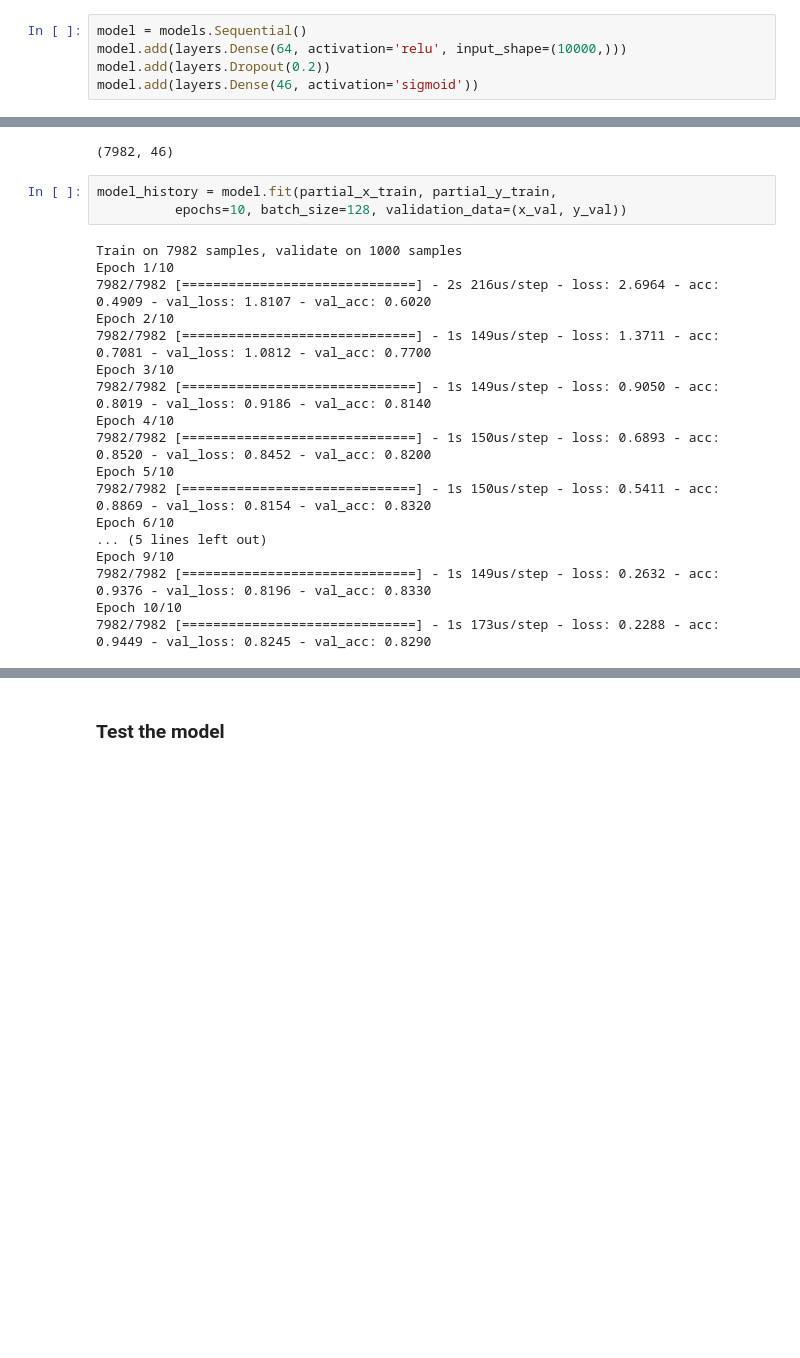
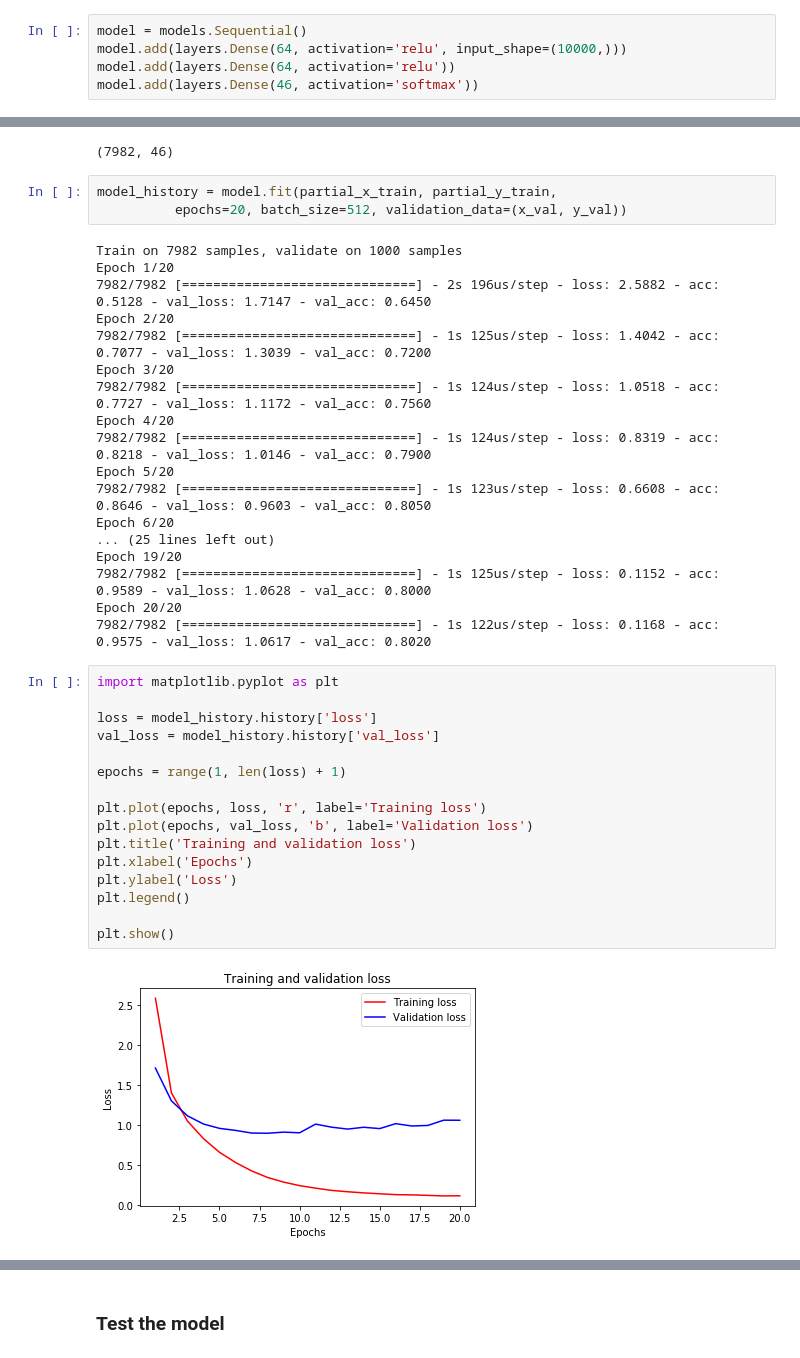
Before and after one commit to jinilcs/deeplearning_with_python_repo, a Jupyter notebook: reuters_multiclass_classification.ipynb, the cells around one changed output, grey strips where cells are left out. Cells and saved outputs as stored; diff of their text form; blank space fills up the shorter version.

```diff
--- a/reuters_multiclass_classification.ipynb
+++ b/reuters_multiclass_classification.ipynb
@@ -64,8 +76,8 @@ y_test.shape
 # %%
 model = models.Sequential()
 model.add(layers.Dense(64, activation='relu', input_shape=(10000,)))
-model.add(layers.Dropout(0.2))
-model.add(layers.Dense(46, activation='sigmoid'))
+model.add(layers.Dense(64, activation='relu'))
+model.add(layers.Dense(46, activation='softmax'))
 # %%
 model.compile(optimizer='rmsprop',
               loss='categorical_crossentropy', metrics=['accuracy'])
@@ -94,22 +106,40 @@ partial_y_train.shape
 (7982, 46)
 # %%
 model_history = model.fit(partial_x_train, partial_y_train,
-          epochs=10, batch_size=128, validation_data=(x_val, y_val))
+          epochs=20, batch_size=512, validation_data=(x_val, y_val))
 # %% [output]
 Train on 7982 samples, validate on 1000 samples
-Epoch 1/10
-7982/7982 [==============================] - 2s 216us/step - loss: 2.6964 - acc: 0.4909 - val_loss: 1.8107 - val_acc: 0.6020
-Epoch 2/10
-7982/7982 [==============================] - 1s 149us/step - loss: 1.3711 - acc: 0.7081 - val_loss: 1.0812 - val_acc: 0.7700
-Epoch 3/10
-7982/7982 [==============================] - 1s 149us/step - loss: 0.9050 - acc: 0.8019 - val_loss: 0.9186 - val_acc: 0.8140
-Epoch 4/10
-7982/7982 [==============================] - 1s 150us/step - loss: 0.6893 - acc: 0.8520 - val_loss: 0.8452 - val_acc: 0.8200
-Epoch 5/10
-7982/7982 [==============================] - 1s 150us/step - loss: 0.5411 - acc: 0.8869 - val_loss: 0.8154 - val_acc: 0.8320
-Epoch 6/10
-... (5 lines left out)
-Epoch 9/10
-7982/7982 [==============================] - 1s 149us/step - loss: 0.2632 - acc: 0.9376 - val_loss: 0.8196 - val_acc: 0.8330
-Epoch 10/10
-7982/7982 [==============================] - 1s 173us/step - loss: 0.2288 - acc: 0.9449 - val_loss: 0.8245 - val_acc: 0.8290
+Epoch 1/20
+7982/7982 [==============================] - 2s 196us/step - loss: 2.5882 - acc: 0.5128 - val_loss: 1.7147 - val_acc: 0.6450
+Epoch 2/20
+7982/7982 [==============================] - 1s 125us/step - loss: 1.4042 - acc: 0.7077 - val_loss: 1.3039 - val_acc: 0.7200
+Epoch 3/20
+7982/7982 [==============================] - 1s 124us/step - loss: 1.0518 - acc: 0.7727 - val_loss: 1.1172 - val_acc: 0.7560
+Epoch 4/20
+7982/7982 [==============================] - 1s 124us/step - loss: 0.8319 - acc: 0.8218 - val_loss: 1.0146 - val_acc: 0.7900
+Epoch 5/20
+7982/7982 [==============================] - 1s 123us/step - loss: 0.6608 - acc: 0.8646 - val_loss: 0.9603 - val_acc: 0.8050
+Epoch 6/20
+... (25 lines left out)
+Epoch 19/20
+7982/7982 [==============================] - 1s 125us/step - loss: 0.1152 - acc: 0.9589 - val_loss: 1.0628 - val_acc: 0.8000
+Epoch 20/20
+7982/7982 [==============================] - 1s 122us/step - loss: 0.1168 - acc: 0.9575 - val_loss: 1.0617 - val_acc: 0.8020
+# %%
+import matplotlib.pyplot as plt
+
+loss = model_history.history['loss']
+val_loss = model_history.history['val_loss']
+
+epochs = range(1, len(loss) + 1)
+
+plt.plot(epochs, loss, 'r', label='Training loss')
+plt.plot(epochs, val_loss, 'b', label='Validation loss')
+plt.title('Training and validation loss')
+plt.xlabel('Epochs')
+plt.ylabel('Loss')
+plt.legend()
+
+plt.show()
+# %% [output]
+[figure, added]
```
Also changed, not shown: parts of 10 cells of this notebook.
